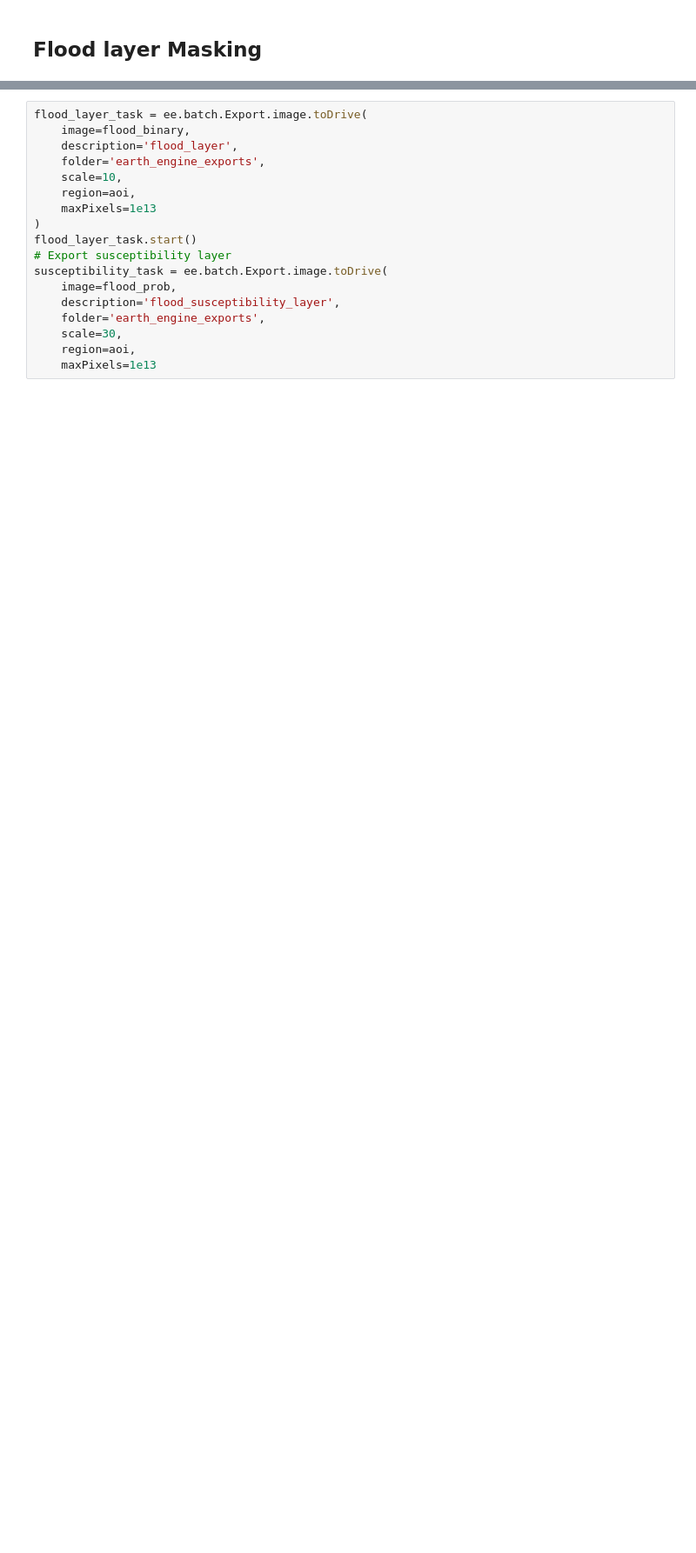
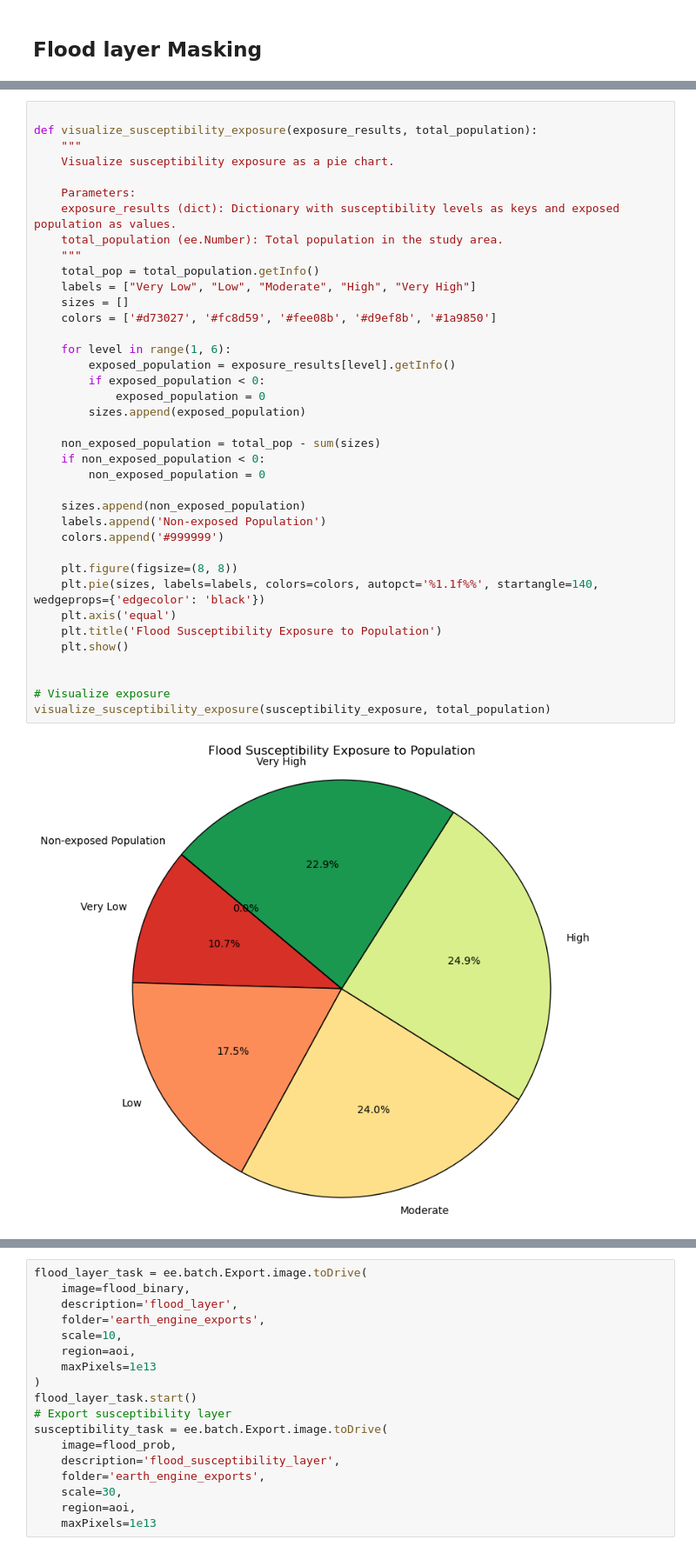
Before and after one commit to waleedgeo/FMSE, a Jupyter notebook: main.ipynb, the cells around one changed output, grey strips where cells are left out. Shown at 87% size. Drawn from its saved outputs; the diff is of its cells as text; blank space fills up the shorter version.

```diff
--- a/main.ipynb
+++ b/main.ipynb
@@ -222,0 +331,40 @@ Total population exposed to flood: 150411.95393132145
+# %%
+
+def visualize_susceptibility_exposure(exposure_results, total_population):
+    """
+    Visualize susceptibility exposure as a pie chart.
+
+    Parameters:
+    exposure_results (dict): Dictionary with susceptibility levels as keys and exposed population as values.
+    total_population (ee.Number): Total population in the study area.
+    """
+    total_pop = total_population.getInfo()
+    labels = ["Very Low", "Low", "Moderate", "High", "Very High"]
+    sizes = []
+    colors = ['#d73027', '#fc8d59', '#fee08b', '#d9ef8b', '#1a9850']
+
+    for level in range(1, 6):
+        exposed_population = exposure_results[level].getInfo()
+        if exposed_population < 0:
+            exposed_population = 0
+        sizes.append(exposed_population)
+
+    non_exposed_population = total_pop - sum(sizes)
+    if non_exposed_population < 0:
+        non_exposed_population = 0
+
+    sizes.append(non_exposed_population)
+    labels.append('Non-exposed Population')
+    colors.append('#999999')
+
+    plt.figure(figsize=(8, 8))
+    plt.pie(sizes, labels=labels, colors=colors, autopct='%1.1f%%', startangle=140, wedgeprops={'edgecolor': 'black'})
+    plt.axis('equal')
+    plt.title('Flood Susceptibility Exposure to Population')
+    plt.show()
+
+
+# Visualize exposure
+visualize_susceptibility_exposure(susceptibility_exposure, total_population)
+# %% [output]
+[figure, added]
```
Also changed, not shown: parts of 17 cells of this notebook, 2 other files.
